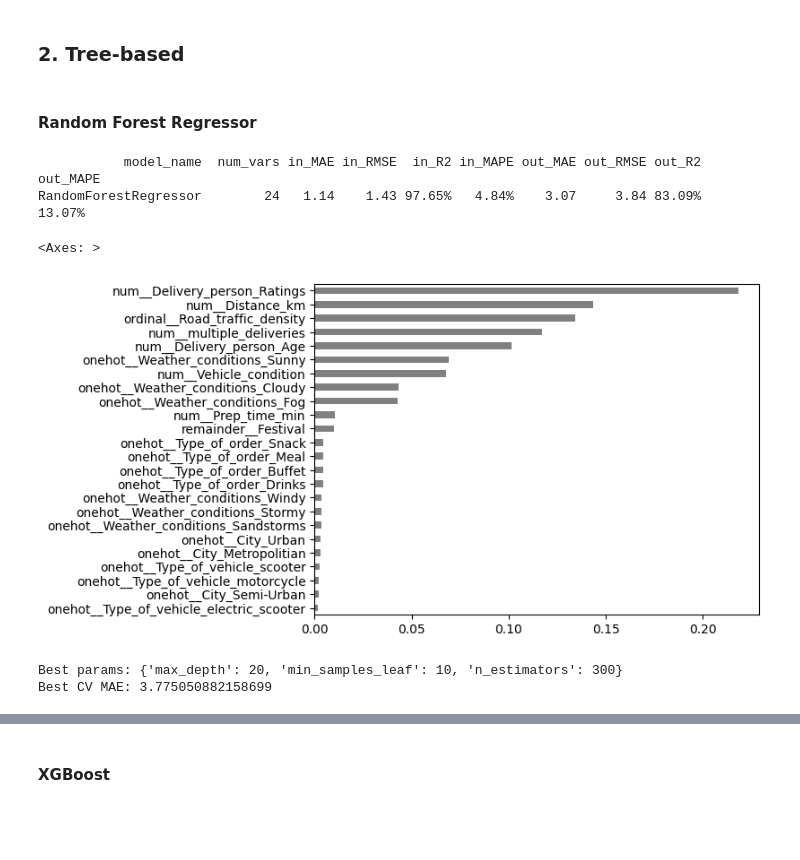
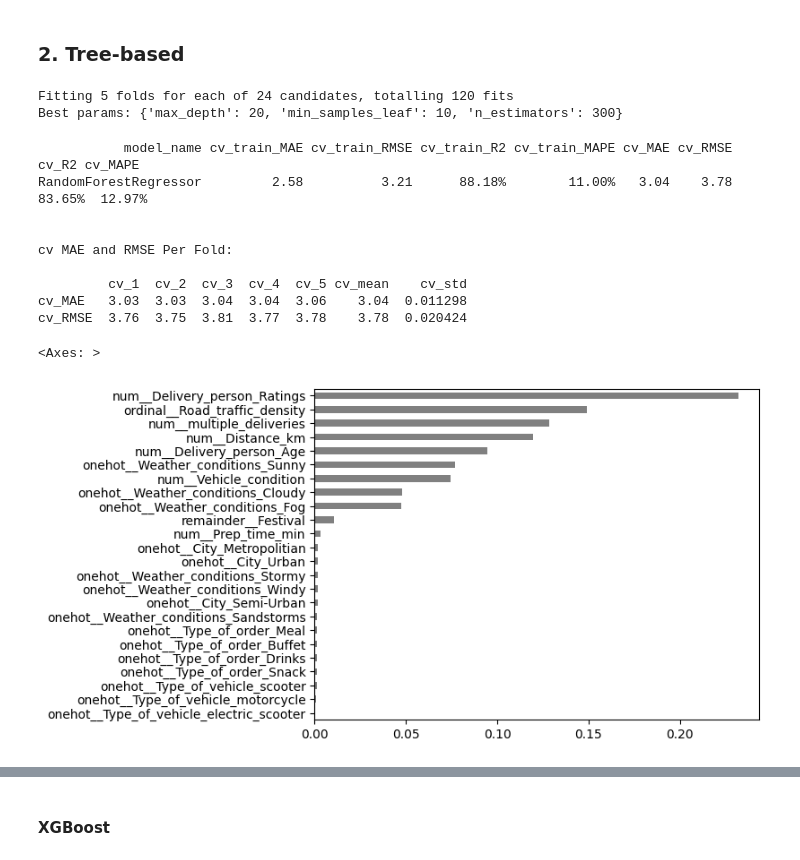
Before and after one commit to SJSUCMPE257/food-delivery-time-prediction, a Jupyter notebook: notebooks/Annas-experiment.ipynb, the cells around one changed output, grey strips where cells are left out. Drawn from its saved outputs; the diff is of its cells as text; code cells hidden in the pictures; blank space fills up the shorter version.

```diff
--- a/notebooks/Annas-experiment.ipynb
+++ b/notebooks/Annas-experiment.ipynb
@@ -867,39 +913,48 @@ model_name  num_vars in_MAE in_RMSE  in_R2 in_MAPE cv_MAE cv_RMSE  cv_R2 cv_MAPE
 # %% [markdown]
 ### 2. Tree-based
-# %% [markdown]
-#### Random Forest Regressor
+# %%
+# Grid Search CV
+rf_grid = {
+    'n_estimators': [100, 300],
+    'max_depth': [5, 10, 20, None],
+    'min_samples_leaf': [1, 5, 10],
+}
+
+rf_search = GridSearchCV(
+    estimator=RandomForestRegressor(random_state=42),
+    param_grid=rf_grid,
+    cv=kf,
+    scoring='neg_root_mean_squared_error',
+    n_jobs=-1,      # use all CPU cores — RF grid search is slow, this helps a lot
+    verbose=1
+)
+
+rf_search.fit(X_train_encoded_raw, y_train_clean)
+
+# Best parameters
+print("Best params:", rf_search.best_params_)
+# %% [output]
+Fitting 5 folds for each of 24 candidates, totalling 120 fits
+Best params: {'max_depth': 20, 'min_samples_leaf': 10, 'n_estimators': 300}
+# %%
+# cv scores
+rf_optimal_cv_score = evaluate_cv(RandomForestRegressor(random_state=42, **rf_search.best_params_), X_train_encoded_raw, y_train_clean, kf)
+# %% [output]
+           model_name cv_train_MAE cv_train_RMSE cv_train_R2 cv_train_MAPE cv_MAE cv_RMSE  cv_R2 cv_MAPE
+RandomForestRegressor         2.58          3.21      88.18%        11.00%   3.04    3.78 83.65%  12.97%
+
+
+cv MAE and RMSE Per Fold:
+
+         cv_1  cv_2  cv_3  cv_4  cv_5 cv_mean    cv_std
+cv_MAE   3.03  3.03  3.04  3.04  3.06    3.04  0.011298
+cv_RMSE  3.76  3.75  3.81  3.77  3.78    3.78  0.020424
 # %%
-# Random Forest Regressor
-rf = RandomForestRegressor(random_state=42)
-rf.fit(X_train_encoded_raw, y_train_clean)
+# optimal model
+rf_optimal = RandomForestRegressor(random_state=42, **rf_search.best_params_).fit(X_train_encoded_raw, y_train_clean)
-# %% [output]
-           model_name  num_vars in_MAE in_RMSE  in_R2 in_MAPE out_MAE out_RMSE out_R2 out_MAPE
-RandomForestRegressor        24   1.14    1.43 97.65%   4.84%    3.07     3.84 83.09%   13.07%
 # %%
-pd.Series(rf.feature_importances_, index=feature_names).sort_values().plot(kind='barh', color='gray')
+# feature importances of optimal model
+pd.Series(rf_optimal.feature_importances_, index=feature_names).sort_values().plot(kind='barh', color='gray')
 # %% [output]
 <Axes: >
-[figure, old version]
+[figure, new version]
-# %%
-# CV
-# 15min
-rf_grid = {
-    'n_estimators': [100, 300],
-    'max_depth': [5, 10, 20, None],
-    'min_samples_leaf': [1, 5, 10],
-}
-
-rf_search = GridSearchCV(
-    estimator=RandomForestRegressor(random_state=42),
-    param_grid=rf_grid,
-    cv=kf,
-    scoring='neg_root_mean_squared_error',
-    n_jobs=-1      # use all CPU cores — RF grid search is slow, this helps a lot
-)
-
-rf_search.fit(X_train_encoded_raw, y_train_clean)   # remember: raw/unscaled for tree models
-
-print("Best params:", rf_search.best_params_)
-# %% [output]
-Best params: {'max_depth': 20, 'min_samples_leaf': 10, 'n_estimators': 300}
-Best CV MAE: 3.775050882158699
```
Also changed, not shown: parts of 65 cells of this notebook, 3 other files.
